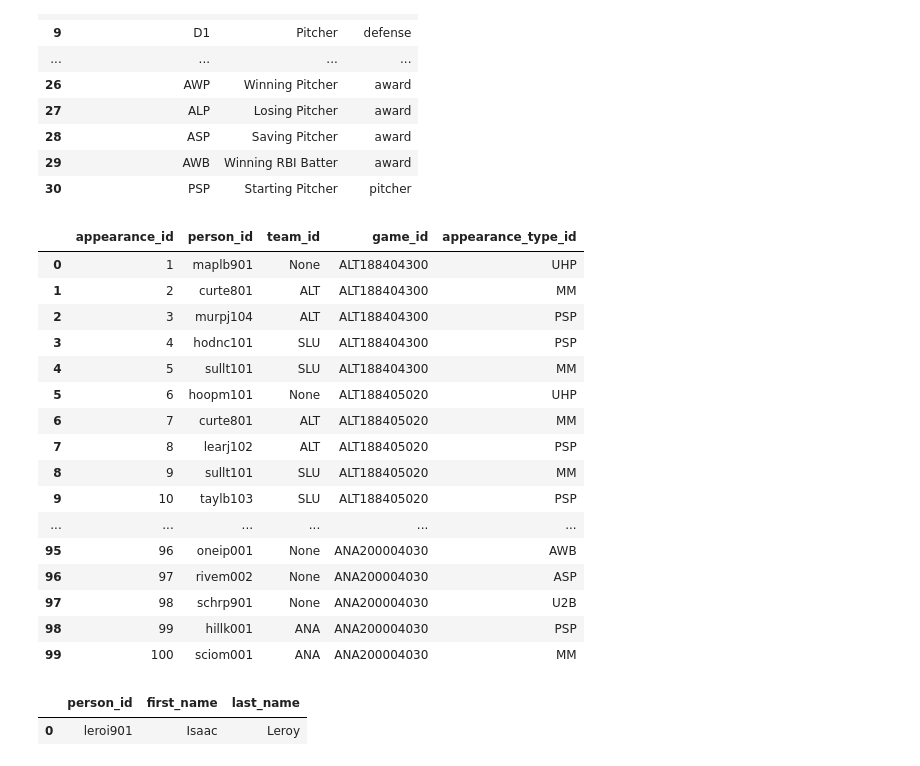
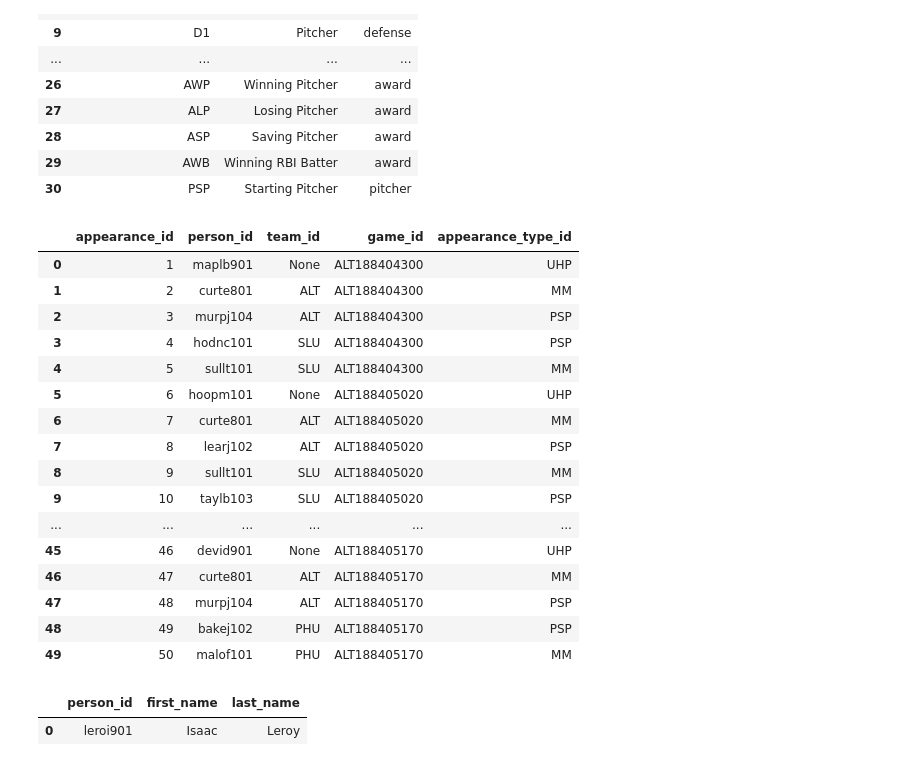
Before and after one commit to matiasconde/Designing-and-Creating-a-Database-MLB, a Jupyter notebook: Notebook.ipynb, the cells around one changed output. Saved outputs shown, nothing was run; the diff lists cells and outputs as text; code cells hidden in the pictures.

```diff
--- a/Notebook.ipynb
+++ b/Notebook.ipynb
@@ -621,25 +621,25 @@ for hv in ["h","v"]:
         query_vars = {"hv":hv,"num":num}
         run_command(query_data_person_appearance2.format(**query_vars))
 # %%
-run_query('SELECT * FROM person_appearance LIMIT 100')
+run_query('SELECT * FROM person_appearance LIMIT 50')
 # %% [output]
 |  | appearance_id | person_id | team_id | game_id | appearance_type_id |
 | 0 | 1 | maplb901 | None | ALT188404300 | UHP |
 | 1 | 2 | curte801 | ALT | ALT188404300 | MM |
 | 2 | 3 | murpj104 | ALT | ALT188404300 | PSP |
 | 3 | 4 | hodnc101 | SLU | ALT188404300 | PSP |
 | 4 | 5 | sullt101 | SLU | ALT188404300 | MM |
 | 5 | 6 | hoopm101 | None | ALT188405020 | UHP |
 | 6 | 7 | curte801 | ALT | ALT188405020 | MM |
 | 7 | 8 | learj102 | ALT | ALT188405020 | PSP |
 | 8 | 9 | sullt101 | SLU | ALT188405020 | MM |
 | 9 | 10 | taylb103 | SLU | ALT188405020 | PSP |
 | ... | ... | ... | ... | ... | ... |
-| 95 | 96 | oneip001 | None | ANA200004030 | AWB |
-| 96 | 97 | rivem002 | None | ANA200004030 | ASP |
-| 97 | 98 | schrp901 | None | ANA200004030 | U2B |
-| 98 | 99 | hillk001 | ANA | ANA200004030 | PSP |
-| 99 | 100 | sciom001 | ANA | ANA200004030 | MM |
+| 45 | 46 | devid901 | None | ALT188405170 | UHP |
+| 46 | 47 | curte801 | ALT | ALT188405170 | MM |
+| 47 | 48 | murpj104 | ALT | ALT188405170 | PSP |
+| 48 | 49 | bakej102 | PHU | ALT188405170 | PSP |
+| 49 | 50 | malof101 | PHU | ALT188405170 | MM |
 # %%
 run_query('SELECT * FROM person WHERE first_name = "Isaac" AND last_name = "Leroy";')
 # %% [output]
```
